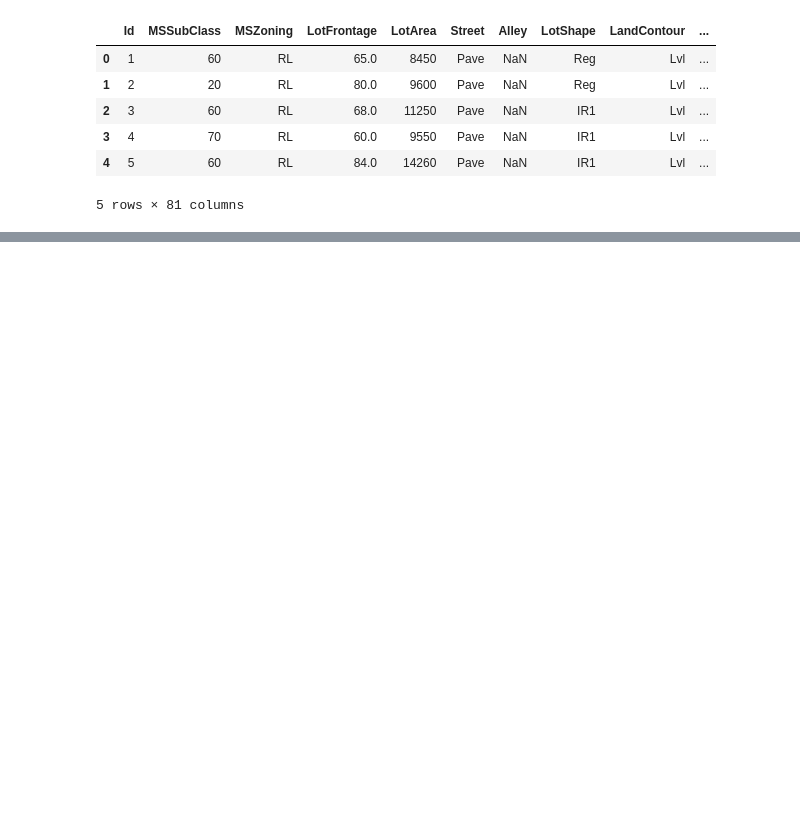
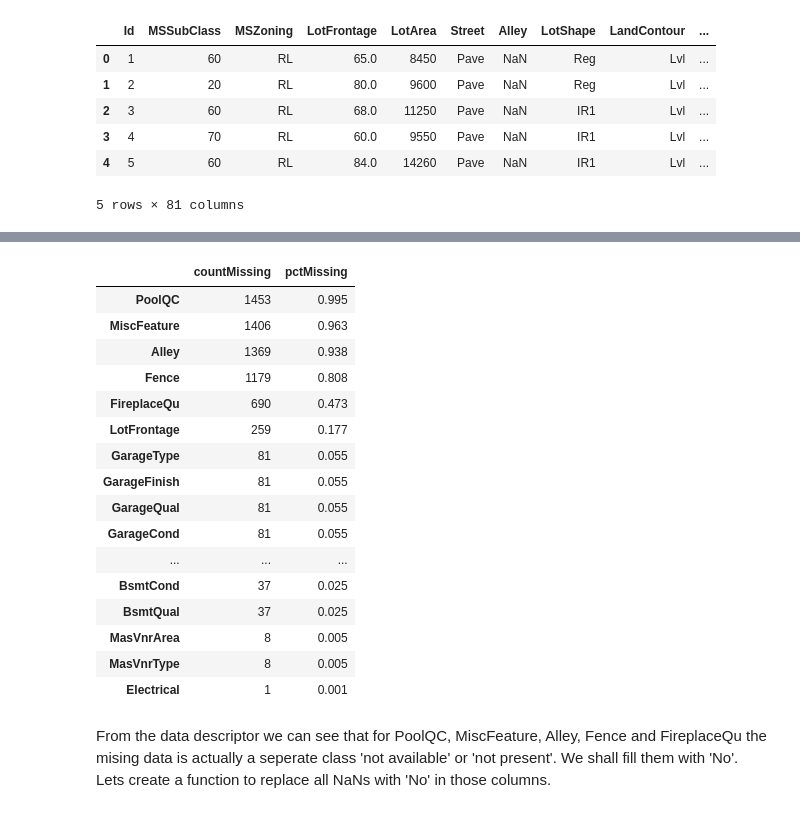
Before and after one commit to parthapbn/PythonProjects, a Jupyter notebook: ML_Kaggle/House_Price/housePrice.ipynb, the cells around one changed output, grey strips where cells are left out. Saved outputs shown, nothing was run; the diff lists cells and outputs as text; code cells hidden in the pictures; blank space fills up the shorter version.

```diff
--- a/ML_Kaggle/House_Price/housePrice.ipynb
+++ b/ML_Kaggle/House_Price/housePrice.ipynb
@@ -312,0 +85,30 @@ housingData.iloc[:, list(range(1,10))]
+# %%
+def missingCalculator(df):
+    ''' Display missing data count and percentage '''
+    missing= pd.DataFrame(df.isnull().sum())
+    missing.columns= ['countMissing']
+    missing['pctMissing']= round(missing['countMissing']/len(housingData), 3)
+    missing= missing.loc[missing['countMissing'] > 0].sort_values('pctMissing', ascending = False)
+    return missing
+# %%
+missingCalculator(housingData)
+# %% [output]
+|  | countMissing | pctMissing |
+| PoolQC | 1453 | 0.995 |
+| MiscFeature | 1406 | 0.963 |
+| Alley | 1369 | 0.938 |
+| Fence | 1179 | 0.808 |
+| FireplaceQu | 690 | 0.473 |
+| LotFrontage | 259 | 0.177 |
+| GarageType | 81 | 0.055 |
+| GarageFinish | 81 | 0.055 |
+| GarageQual | 81 | 0.055 |
+| GarageCond | 81 | 0.055 |
+| ... | ... | ... |
+| BsmtCond | 37 | 0.025 |
+| BsmtQual | 37 | 0.025 |
+| MasVnrArea | 8 | 0.005 |
+| MasVnrType | 8 | 0.005 |
+| Electrical | 1 | 0.001 |
+# %% [markdown]
+From the data descriptor we can see that for PoolQC, MiscFeature, Alley, Fence and FireplaceQu the mising data is actually a seperate class 'not available' or 'not present'. We shall fill them with 'No'. Lets create a function to replace all NaNs with 'No' in those columns.
```
Also changed, not shown: parts of 53 cells of this notebook.
